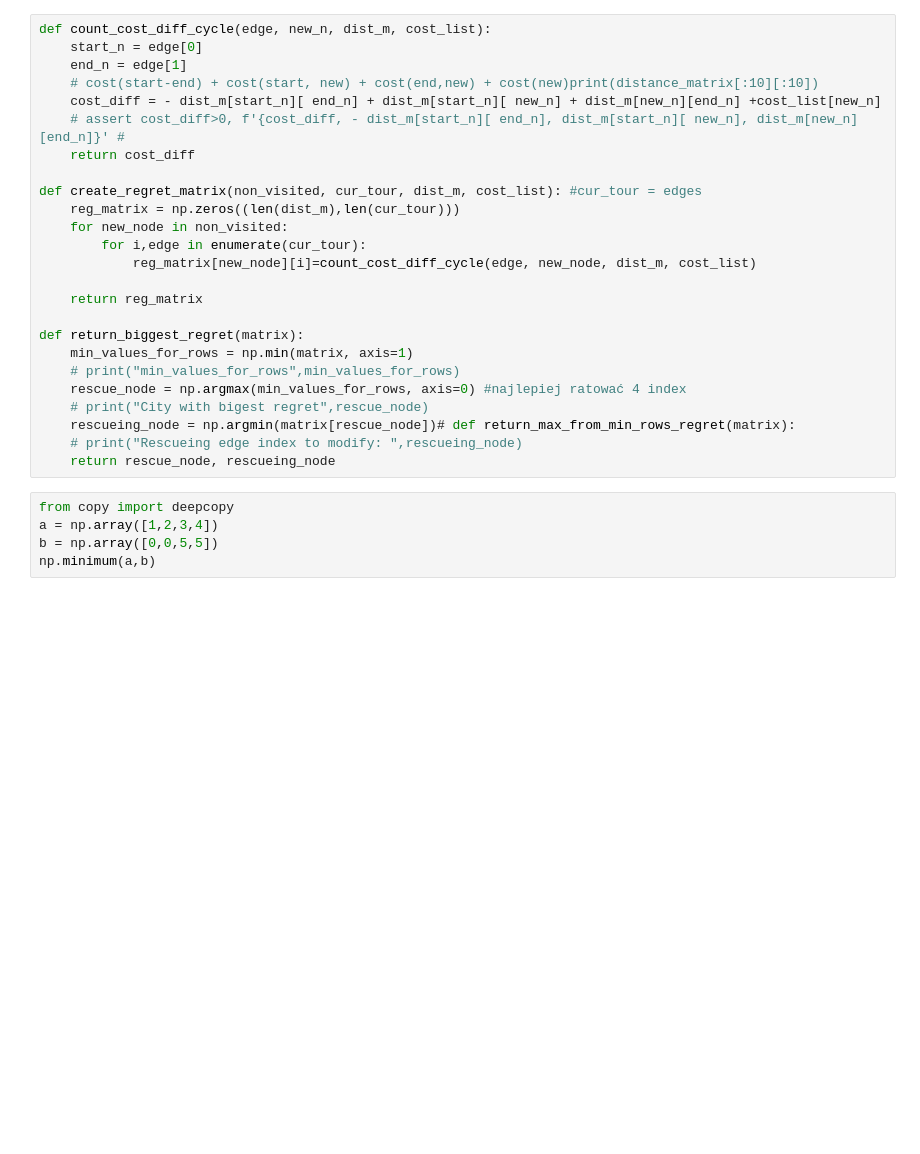
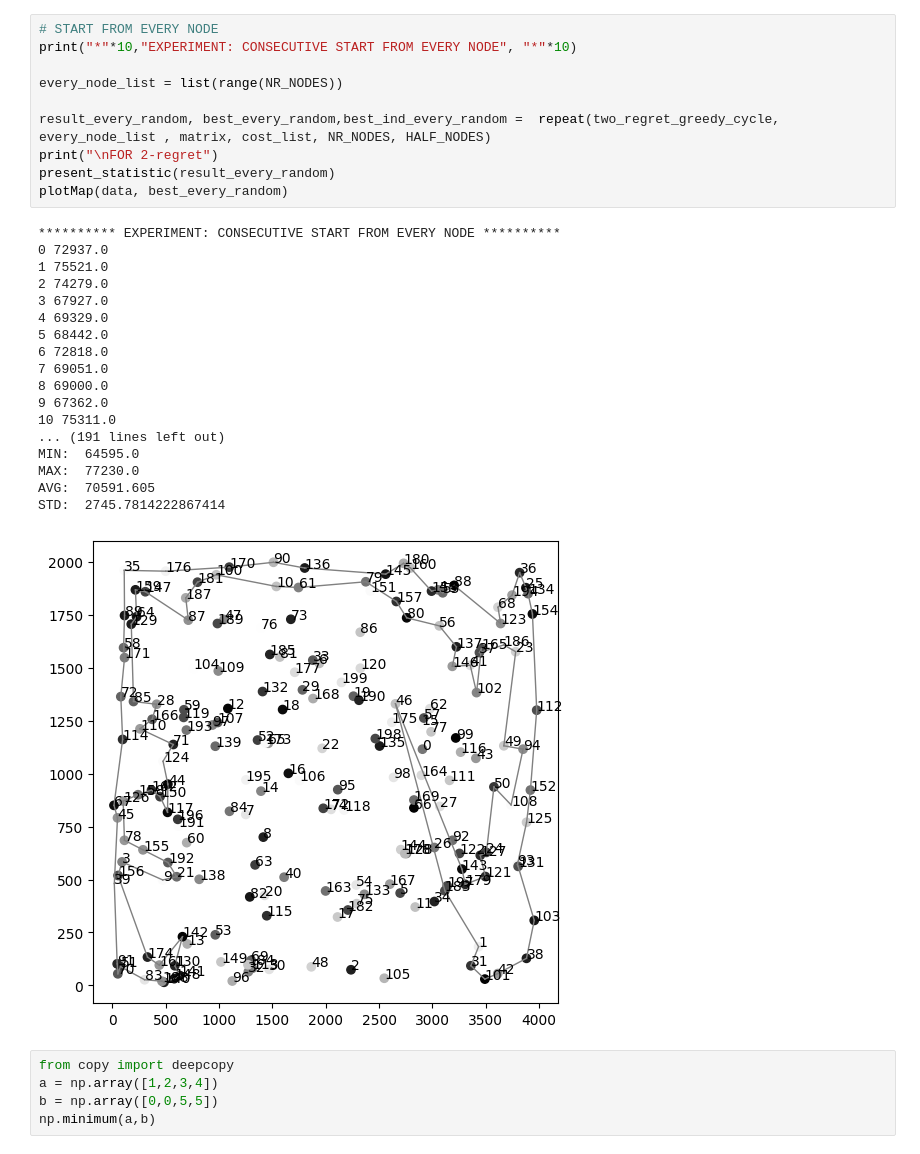
Before and after one commit to Zinath09/EvolutionaryComputation, a Jupyter notebook: tsp_2.ipynb, the cells around one changed output. Saved outputs shown, nothing was run; the diff lists cells and outputs as text; blank space fills up the shorter version.

Commit message:
solution to 2-regret

```diff
--- a/tsp_2.ipynb
+++ b/tsp_2.ipynb
@@ -50,28 +44,32 @@ array([[          inf, 1070.18689956, 1237.97455547, ...,  685.45532312,
-# %%
-def count_cost_diff_cycle(edge, new_n, dist_m, cost_list):
-    start_n = edge[0]
-    end_n = edge[1]
-    # cost(start-end) + cost(start, new) + cost(end,new) + cost(new)print(distance_matrix[:10][:10])
-    cost_diff = - dist_m[start_n][ end_n] + dist_m[start_n][ new_n] + dist_m[new_n][end_n] +cost_list[new_n]
-    # assert cost_diff>0, f'{cost_diff, - dist_m[start_n][ end_n], dist_m[start_n][ new_n], dist_m[new_n][end_n]}' #
-    return cost_diff
-
-def create_regret_matrix(non_visited, cur_tour, dist_m, cost_list): #cur_tour = edges
-    reg_matrix = np.zeros((len(dist_m),len(cur_tour)))
-    for new_node in non_visited:
-        for i,edge in enumerate(cur_tour):
-            reg_matrix[new_node][i]=count_cost_diff_cycle(edge, new_node, dist_m, cost_list)
-
-    return reg_matrix
-
-def return_biggest_regret(matrix):
-    min_values_for_rows = np.min(matrix, axis=1)
-    # print("min_values_for_rows",min_values_for_rows)
-    rescue_node = np.argmax(min_values_for_rows, axis=0) #najlepiej ratować 4 index
-    # print("City with bigest regret",rescue_node)
-    rescueing_node = np.argmin(matrix[rescue_node])# def return_max_from_min_rows_regret(matrix):
-    # print("Rescueing edge index to modify: ",rescueing_node)
-    return rescue_node, rescueing_node
+# %%
+# START FROM EVERY NODE
+print("*"*10,"EXPERIMENT: CONSECUTIVE START FROM EVERY NODE", "*"*10)
+
+every_node_list = list(range(NR_NODES))
+
+result_every_random, best_every_random,best_ind_every_random =  repeat(two_regret_greedy_cycle, every_node_list , matrix, cost_list, NR_NODES, HALF_NODES)
+print("\nFOR 2-regret")
+present_statistic(result_every_random)
+plotMap(data, best_every_random)
+# %% [output]
+********** EXPERIMENT: CONSECUTIVE START FROM EVERY NODE **********
+0 72937.0
+1 75521.0
+2 74279.0
+3 67927.0
+4 69329.0
+5 68442.0
+6 72818.0
+7 69051.0
+8 69000.0
+9 67362.0
+10 75311.0
+... (191 lines left out)
+MIN:  64595.0
+MAX:  77230.0
+AVG:  70591.605
+STD:  2745.7814222867414
+[figure, added]
 # %%
 from copy import deepcopy
 a = np.array([1,2,3,4])
```
Also changed, not shown: parts of 2 cells of this notebook, 1 other file.
